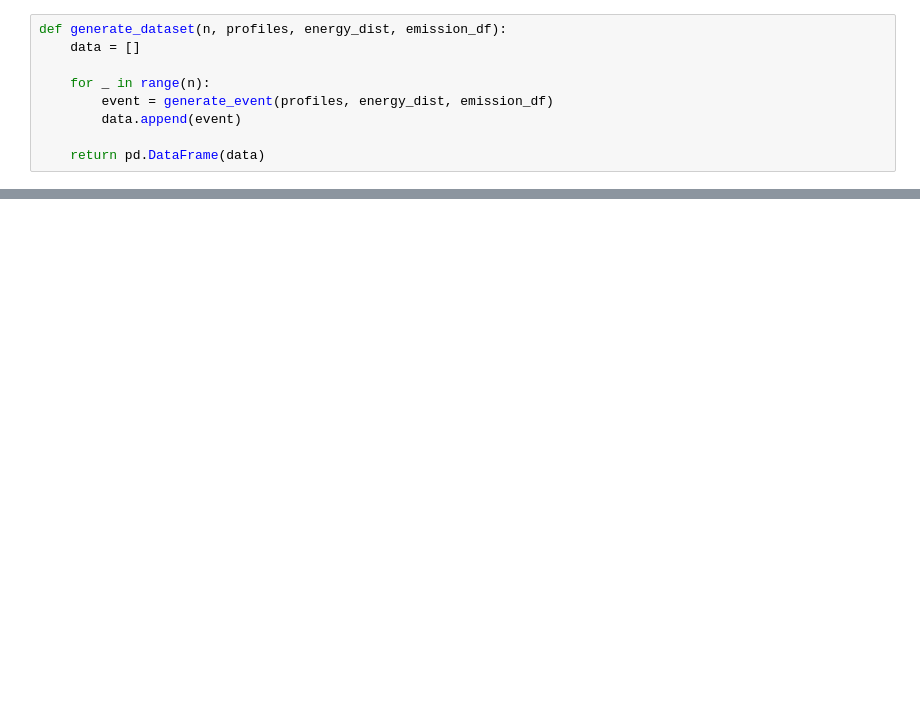
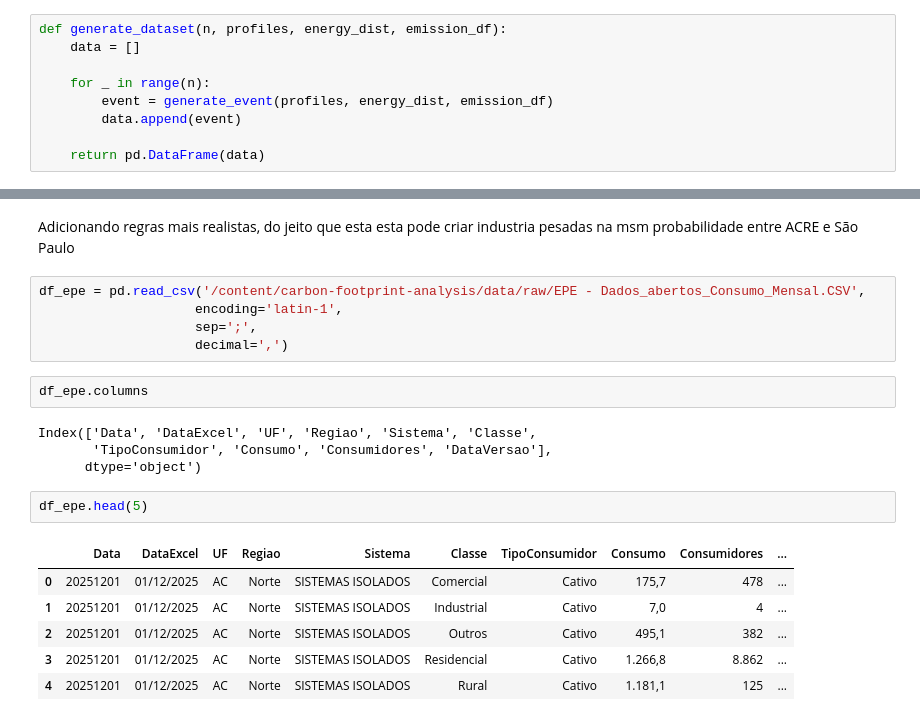
Before and after one commit to carbon-footprint-analysis/carbon-footprint-analysis, a Jupyter notebook: notebooks/eda.ipynb, the cells around one changed output, grey strips where cells are left out. Drawn from its saved outputs; the diff is of its cells as text; blank space fills up the shorter version.

```diff
--- a/notebooks/eda.ipynb
+++ b/notebooks/eda.ipynb
@@ -711,0 +811,22 @@ df.head()
+# %% [markdown]
+Adicionando regras mais realistas, do jeito que esta esta pode criar industria pesadas na msm probabilidade entre ACRE e São Paulo
+# %%
+df_epe = pd.read_csv('/content/carbon-footprint-analysis/data/raw/EPE - Dados_abertos_Consumo_Mensal.CSV',
+                    encoding='latin-1',
+                    sep=';',
+                    decimal=',')
+# %%
+df_epe.columns
+# %% [output]
+Index(['Data', 'DataExcel', 'UF', 'Regiao', 'Sistema', 'Classe',
+       'TipoConsumidor', 'Consumo', 'Consumidores', 'DataVersao'],
+      dtype='object')
+# %%
+df_epe.head(5)
+# %% [output]
+|  | Data | DataExcel | UF | Regiao | Sistema | Classe | TipoConsumidor | Consumo | Consumidores | ... |
+| 0 | 20251201 | 01/12/2025 | AC | Norte | SISTEMAS ISOLADOS | Comercial | Cativo | 175,7 | 478 | ... |
+| 1 | 20251201 | 01/12/2025 | AC | Norte | SISTEMAS ISOLADOS | Industrial | Cativo | 7,0 | 4 | ... |
+| 2 | 20251201 | 01/12/2025 | AC | Norte | SISTEMAS ISOLADOS | Outros | Cativo | 495,1 | 382 | ... |
+| 3 | 20251201 | 01/12/2025 | AC | Norte | SISTEMAS ISOLADOS | Residencial | Cativo | 1.266,8 | 8.862 | ... |
+| 4 | 20251201 | 01/12/2025 | AC | Norte | SISTEMAS ISOLADOS | Rural | Cativo | 1.181,1 | 125 | ... |
```
Also changed, not shown: parts of 34 cells of this notebook, 1 other file.
